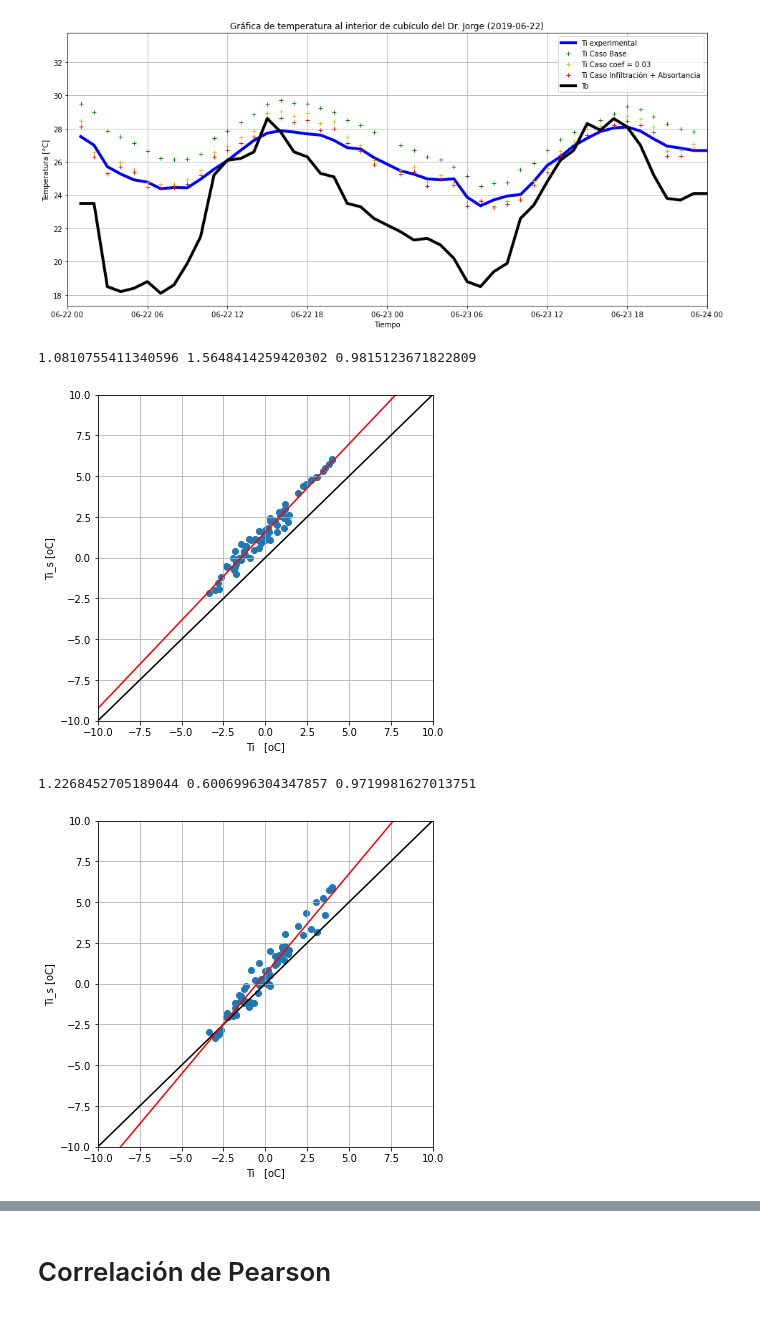
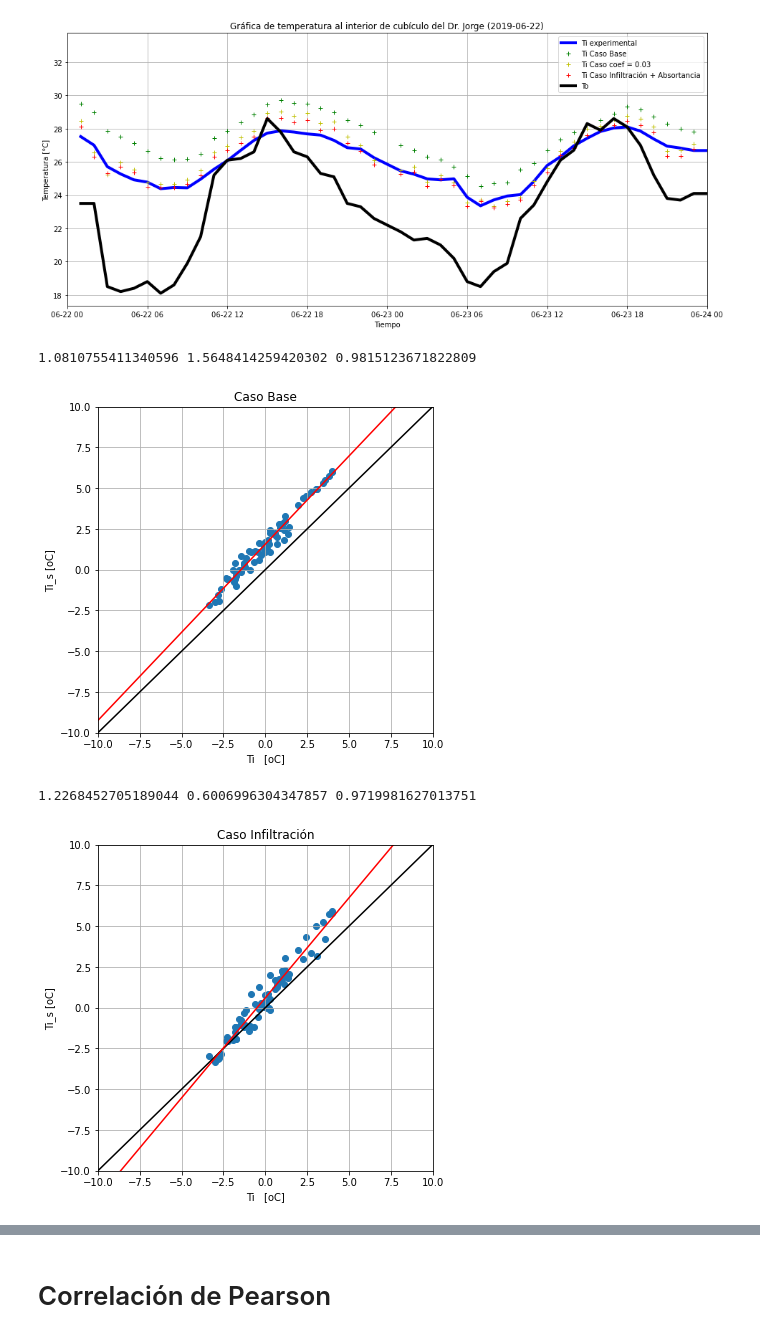
Before and after one commit to Maximiliano-IER/Proyecto_Final_E3, a Jupyter notebook: 007_Notebooks/Metricas.ipynb, the cells around one changed output, grey strips where cells are left out. Cells and saved outputs as stored; diff of their text form; code cells hidden in the pictures.

```diff
--- a/007_Notebooks/Metricas.ipynb
+++ b/007_Notebooks/Metricas.ipynb
@@ -50,31 +50,32 @@ ax.grid()
 # %%
 # Para el caso Ti_CB
 Ti_s = data.Ti_CB
 
 fig, ax = plt.subplots(figsize=(6,6))
 
 
 x = np.linspace(-10,10,2)
 y = x
 
 X = np.array( data.Ti-data.Ti.mean()   )
 Y = np.array( Ti_s-data.Ti.mean() )
 m,b,r_value, p_value,std_err = linregress(X,Y)
 
 ax.scatter(X,Y)
 ax.plot(x,y,'k-')
 ax.plot(x,x*m+b,'r-')
 
 
 ax.set_xlim(-10,10)
 ax.set_ylim(-10,10)
 ax.set_ylabel('Ti_s [oC]')
 ax.set_xlabel('Ti   [oC]')
+ax.set(title='Caso Base')
 ax.grid()
 print(m,b,r_value)
 # %% [output]
 1.0810755411340596 1.5648414259420302 0.9815123671822809
-[figure, old version]
+[figure, new version]
 # %%
 # Para el caso Ti_CI
 Ti_s = data.Ti_CI
@@ -98,11 +99,12 @@ ax.set_xlim(-10,10)
 ax.set_ylim(-10,10)
 ax.set_ylabel('Ti_s [oC]')
 ax.set_xlabel('Ti   [oC]')
+ax.set(title='Caso Infiltración')
 ax.grid()
 print(m,b,r_value)
 # %% [output]
 1.2268452705189044 0.6006996304347857 0.9719981627013751
-[figure, old version]
+[figure, new version]
 # %%
 # Para el caso Ti_CC
 Ti_s = data.Ti_CC
```
Also changed, not shown: parts of 1 cell of this notebook, 33 other files.
